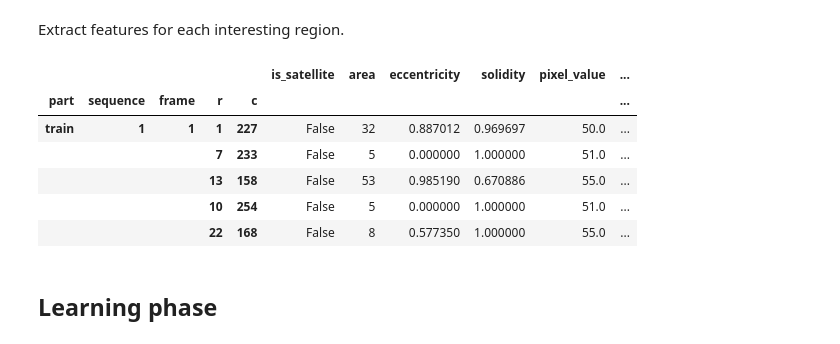
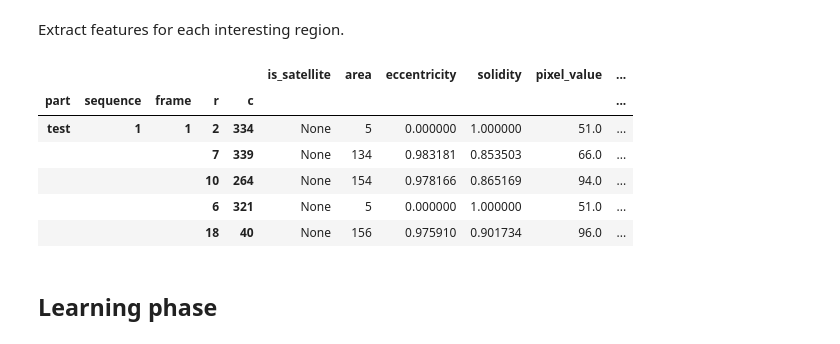
Before and after one commit to MaxHalford/spotgeo-challenge, a Jupyter notebook: Solution.ipynb, the cells around one changed output. Drawn from its saved outputs; the diff is of its cells as text; code cells hidden in the pictures.

```diff
--- a/Solution.ipynb
+++ b/Solution.ipynb
@@ -50,41 +56,44 @@ def extract_features(img, r, c):
 # %% [markdown]
 Extract features for each interesting region.
 # %%
+from PIL import Image
 import tqdm
 
 samples = {}
 
-#for (part, sequence, frame), locations in tqdm.tqdm(interesting.groupby(['part', 'sequence', 'frame']), position=0):
+# There should be 32000 frames (5 * 1280 + 5 * 5120)
+for (part, sequence, frame), locations in tqdm.tqdm(interesting.groupby(['part', 'sequence', 'frame']), position=0):
 
-for (sequence, frame), locations in tqdm.tqdm(interesting.loc['train'].groupby(['sequence', 'frame']), position=0):
-    part = 'train'
+#for (sequence, frame), locations in tqdm.tqdm(interesting.loc['train'].groupby(['sequence', 'frame']), position=0):
+#    part = 'train'
 
     img = np.asarray(Image.open(f'data/spotGEO/{part}/{sequence}/{frame}.png')).astype(np.float32)
 
     for _, location in locations.iterrows():
 
         r = int(location['r'])
         c = int(location['c'])
 
         samples[part, sequence, frame, r, c] = {
             'is_satellite': location['is_satellite'],
             'area': location['area'],
             'eccentricity': location['eccentricity'],
             'solidity':  location['solidity'],
             **extract_features(img, r=r, c=c)
         }
 
 samples = pd.DataFrame.from_dict(samples, orient='index')
 samples.index.names = ['part', 'sequence', 'frame', 'r', 'c']
+samples.to_pickle('data/samples.pkl')
 samples.head()
 # %% [output]
 |  |  |  |  |  | is_satellite | area | eccentricity | solidity | pixel_value | ... |
 | part | sequence | frame | r | c |  |  |  |  |  | ... |
-| train | 1 | 1 | 1 | 227 | False | 32 | 0.887012 | 0.969697 | 50.0 | ... |
-|  |  |  | 7 | 233 | False | 5 | 0.000000 | 1.000000 | 51.0 | ... |
-|  |  |  | 13 | 158 | False | 53 | 0.985190 | 0.670886 | 55.0 | ... |
-|  |  |  | 10 | 254 | False | 5 | 0.000000 | 1.000000 | 51.0 | ... |
-|  |  |  | 22 | 168 | False | 8 | 0.577350 | 1.000000 | 55.0 | ... |
+| test | 1 | 1 | 2 | 334 | None | 5 | 0.000000 | 1.000000 | 51.0 | ... |
+|  |  |  | 7 | 339 | None | 134 | 0.983181 | 0.853503 | 66.0 | ... |
+|  |  |  | 10 | 264 | None | 154 | 0.978166 | 0.865169 | 94.0 | ... |
+|  |  |  | 6 | 321 | None | 5 | 0.000000 | 1.000000 | 51.0 | ... |
+|  |  |  | 18 | 40 | None | 156 | 0.975910 | 0.901734 | 96.0 | ... |
 # %% [markdown]
 ## Learning phase
 # %% [markdown]
```
Also changed, not shown: parts of 13 cells of this notebook, 3 other files.
